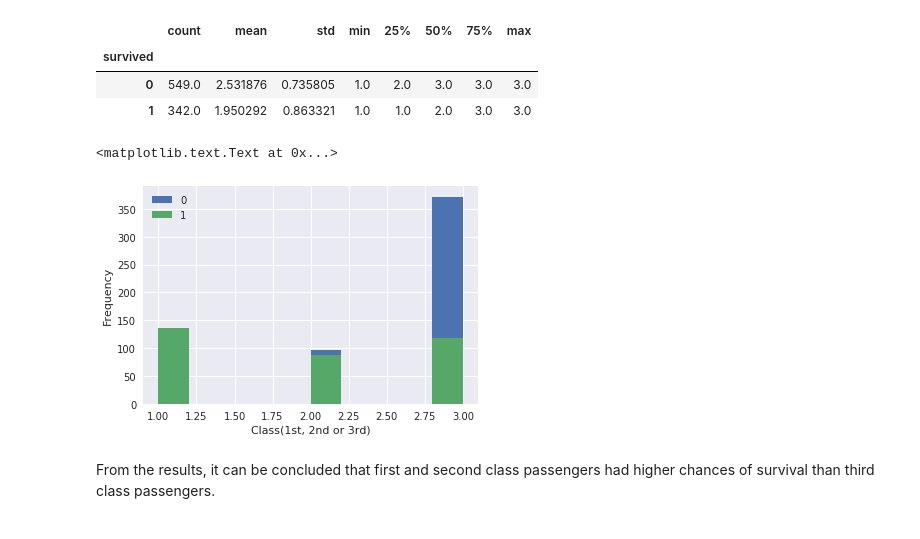
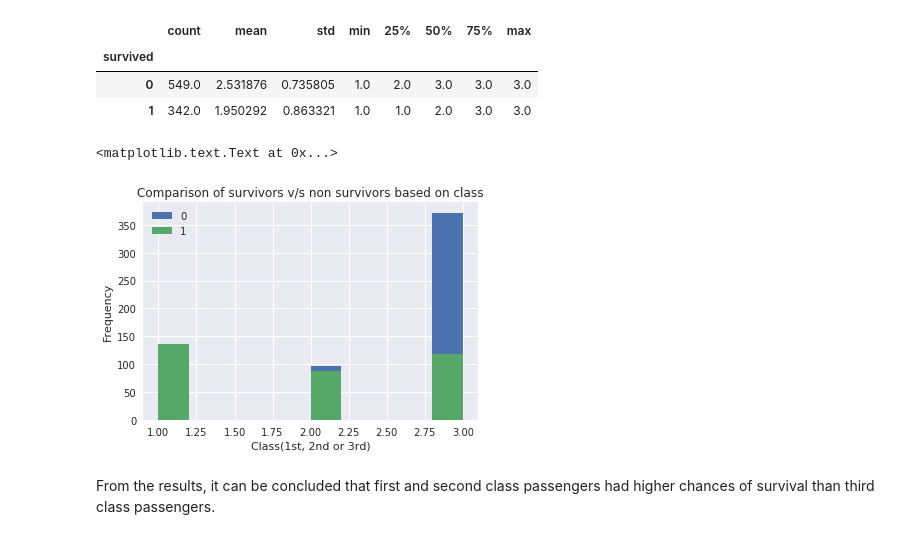
Before and after one commit to aliasm2k/titanic, a Jupyter notebook: titanic.ipynb, the cells around one changed output. Cells and saved outputs as stored; diff of their text form; code cells hidden in the pictures.

```diff
--- a/titanic.ipynb
+++ b/titanic.ipynb
@@ -72,13 +73,14 @@ survivors.describe()
 # %%
 %matplotlib inline
 import matplotlib.pyplot as plt
 import seaborn as sns
 
 survivors.plot(kind='hist', legend=True)
 plt.xlabel('Class(1st, 2nd or 3rd)')
+plt.title('Comparison of survivors v/s non survivors based on class')
 # %% [output]
 <matplotlib.text.Text at 0x...>
-[figure, old version]
+[figure, new version]
 # %% [markdown]
 From the results, it can be concluded that first and second class passengers had higher chances of survival than third class passengers.
 # %% [markdown]
```
Also changed, not shown: parts of 3 cells of this notebook.
